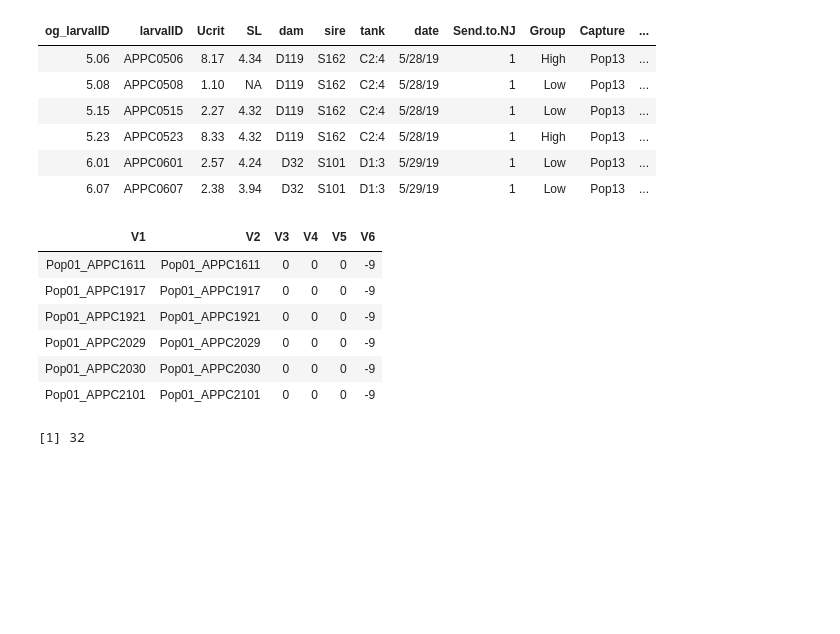
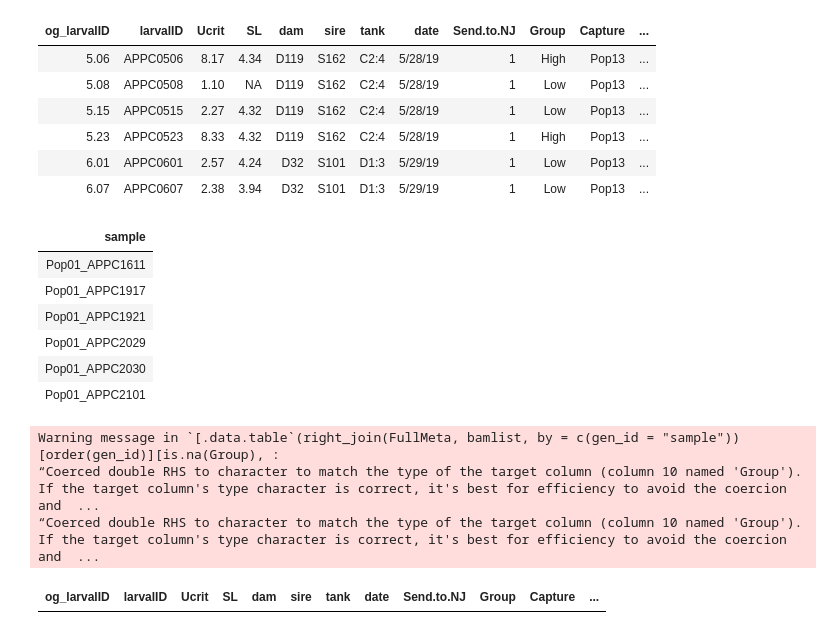
Before and after one commit to katcatalano/ClownfishGWAS, a Jupyter notebook: notebooks/populate_fam.ipynb, the cells around one changed output. Saved outputs shown, nothing was run; the diff lists cells and outputs as text; code cells hidden in the pictures; blank space fills up the shorter version.

Commit message:
clean up scripts before filing out read me more

```diff
--- a/notebooks/populate_fam.ipynb
+++ b/notebooks/populate_fam.ipynb
@@ -10,9 +24,10 @@ Meta <- fread("~/ClownfishGWAS/data/APPC_sequencing/metadata/Larvalh2-1.csv", co
     , larvalID := paste0("APPC", larvalID)][ #modify sample name to match genomics IDs
     , larvalID := gsub(".", "", larvalID ,fixed = TRUE)][
     , dam := paste0("D", dam)][
-    , sire := paste0("S", sire)]
+    , sire := paste0("S", sire)][
+    larvalID=="APPC1012", larvalID :="APPC1010"]#correct my sample id error
 
 Fam <- fread("~/ClownfishGWAS/data/APPC_sequencing/DNA/filtering/imputation/max_missing90_minQ20_maf01_hwe.fam")
 
-LibPrep <- fread("~/ClownfishGWAS/data/APPC_sequencing/metadata/APercula_gDNALIbraryPrep.csv")[, .(SampleID, Capture)][, SampleID := gsub(".", "", SampleID ,fixed = TRUE)]
+LibPrep <- fread("~/ClownfishGWAS/data/APPC_sequencing/metadata/APercula_gDNALIbraryPrep.csv")[, .(SampleID, Capture)][, SampleID := gsub(".", "", SampleID ,fixed = TRUE)][, gen_id := paste(Capture, SampleID, sep="_")]
 # %%
@@ -60,22 +89,21 @@ Warning message in `[.data.table`(FullMeta, !is.na(Capture), `:=`(gen_id, paste(
+# %%
+#forangsd
+bamlist <- fread("~/ClownfishGWAS/data/APPC_sequencing/DNA/trimmed_reads/mapping/genotypes/bamlist.list.txt", header=TRUE)
 # %%
 head(FullMeta)
-head(Fam)
+head(bamlist)
 # %% [output]
 | og_larvalID | larvalID | Ucrit | SL | dam | sire | tank | date | Send.to.NJ | Group | Capture | ... |
 | 5.06 | APPC0506 | 8.17 | 4.34 | D119 | S162 | C2:4 | 5/28/19 | 1 | High | Pop13 | ... |
 | 5.08 | APPC0508 | 1.10 | NA | D119 | S162 | C2:4 | 5/28/19 | 1 | Low | Pop13 | ... |
 | 5.15 | APPC0515 | 2.27 | 4.32 | D119 | S162 | C2:4 | 5/28/19 | 1 | Low | Pop13 | ... |
 | 5.23 | APPC0523 | 8.33 | 4.32 | D119 | S162 | C2:4 | 5/28/19 | 1 | High | Pop13 | ... |
 | 6.01 | APPC0601 | 2.57 | 4.24 | D32 | S101 | D1:3 | 5/29/19 | 1 | Low | Pop13 | ... |
 | 6.07 | APPC0607 | 2.38 | 3.94 | D32 | S101 | D1:3 | 5/29/19 | 1 | Low | Pop13 | ... |
-| V1 | V2 | V3 | V4 | V5 | V6 |
-| Pop01_APPC1611 | Pop01_APPC1611 | 0 | 0 | 0 | -9 |
-| Pop01_APPC1917 | Pop01_APPC1917 | 0 | 0 | 0 | -9 |
-| Pop01_APPC1921 | Pop01_APPC1921 | 0 | 0 | 0 | -9 |
-| Pop01_APPC2029 | Pop01_APPC2029 | 0 | 0 | 0 | -9 |
-| Pop01_APPC2030 | Pop01_APPC2030 | 0 | 0 | 0 | -9 |
-| Pop01_APPC2101 | Pop01_APPC2101 | 0 | 0 | 0 | -9 |
+| sample |
+| Pop01_APPC1611 |
+| Pop01_APPC1917 |
+| Pop01_APPC1921 |
+| Pop01_APPC2029 |
+| Pop01_APPC2030 |
+| Pop01_APPC2101 |
-# %%
-(FamID[, .N, by=dam])
-# %% [output]
-[1] 32
@@ -85,0 +110,11 @@ FamID <- left_join(FullMeta[!is.na(Capture), .(dam, gen_id)], Fam[,-"V1"], by=c(
+# %%
+ForAngsd <- right_join(FullMeta, bamlist, by=c(gen_id="sample"))[order(gen_id)][is.na(Group), Group :=-999][Group=="High", Group:=1][Group=="Low", Group:=0]#[, "Group"]
+# %% [output]
+Warning message in `[.data.table`(right_join(FullMeta, bamlist, by = c(gen_id = "sample"))[order(gen_id)][is.na(Group), :
+“Coerced double RHS to character to match the type of the target column (column 10 named 'Group'). If the target column's type character is correct, it's best for efficiency to avoid the coercion and  ...
+“Coerced double RHS to character to match the type of the target column (column 10 named 'Group'). If the target column's type character is correct, it's best for efficiency to avoid the coercion and  ...
+# %%
+(ForAngsd[is.na(Ucrit)])
+#fwrite(ForAngsd, "~/ClownfishGWAS/data/APPC_sequencing/DNA/trimmed_reads/mapping/genotypes/angsd/Sample_Meta.txt")
+# %% [output]
+| og_larvalID | larvalID | Ucrit | SL | dam | sire | tank | date | Send.to.NJ | Group | Capture | ... |
```
Also changed, not shown: parts of 29 cells of this notebook, 7 other files.
